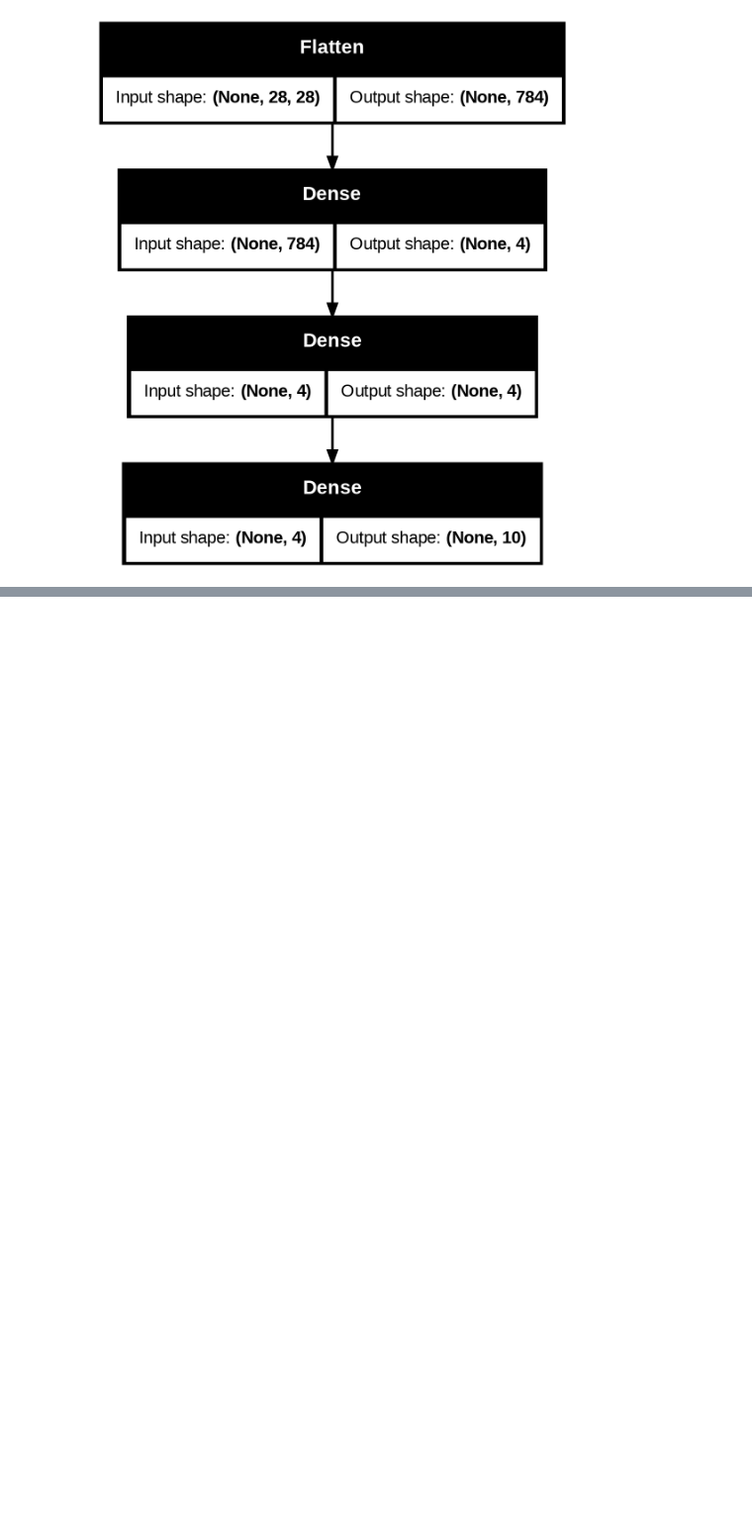
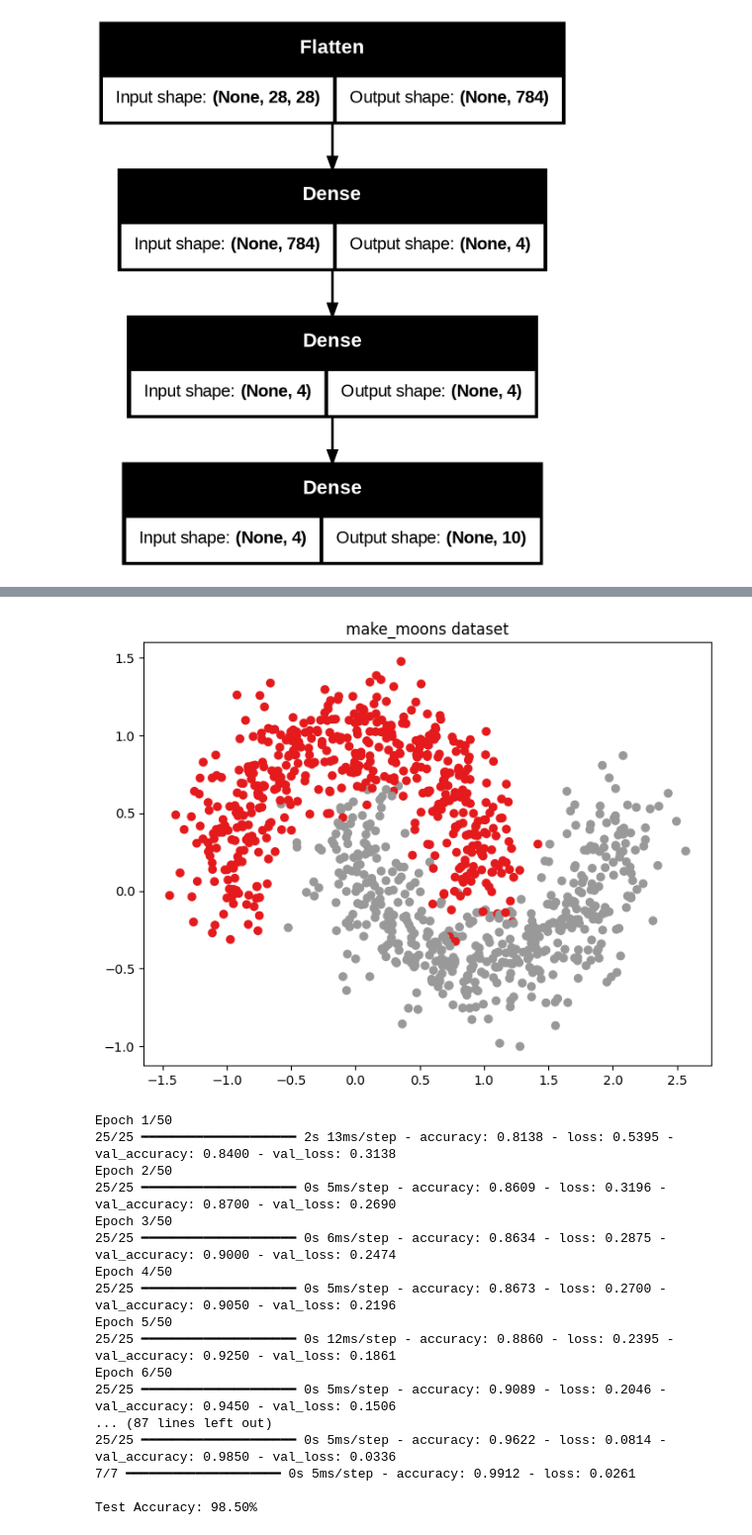
Before and after one commit to gokturkberke/tensorflow-deeplearning, a Jupyter notebook: neural_network_classification_2.ipynb, the cells around one changed output, grey strips where cells are left out. Shown at 99% size. Drawn from its saved outputs; the diff is of its cells as text; code cells hidden in the pictures; blank space fills up the shorter version.

Commit message:
added few examples to the classification colab

```diff
--- a/neural_network_classification_2.ipynb
+++ b/neural_network_classification_2.ipynb
@@ -1455,0 +1476,67 @@ plot_model(model_14,show_shapes=True)
+# %%
+#Create a classification dataset using Scikit-Learn's make_moons() function, visualize it and then build a model to fit it at over 85% accuracy.
+import matplotlib.pyplot as plt
+from sklearn.datasets import make_moons
+from sklearn.model_selection import train_test_split
+import tensorflow as tf
+
+# 1. Veri setini oluştur
+X, y = make_moons(n_samples=1000, noise=0.2, random_state=42) #noise 0.2 veriyi biraz zorlastirir ogrenmeyi noktalari etrafa dagitir
+
+# 2. Görselleştir
+plt.figure(figsize=(8,6))
+plt.scatter(X[:,0], X[:,1], c=y, cmap=plt.cm.Set1)
+plt.title("make_moons dataset")
+plt.show()
+
+# 3. Train-test split
+X_train, X_test, y_train, y_test = train_test_split(
+    X, y, test_size=0.2, random_state=42
+)
+
+# 4. Model oluştur
+tf.random.set_seed(42)
+
+model = tf.keras.Sequential([
+    tf.keras.layers.Dense(16, activation="relu"),
+    tf.keras.layers.Dense(16, activation="relu"),
+    tf.keras.layers.Dense(1, activation="sigmoid")
+])
+
+# 5. Compile et
+model.compile(
+    optimizer=tf.keras.optimizers.Adam(0.01),
+    loss=tf.keras.losses.BinaryCrossentropy(),
+    metrics=["accuracy"]
+)
+
+# 6. Eğit
+history = model.fit(
+    X_train, y_train,
+    epochs=50,
+    validation_data=(X_test, y_test),
+    verbose=1
+)
+
+# 7. Sonuçları değerlendir
+loss, acc = model.evaluate(X_test, y_test)
+print(f"\nTest Accuracy: {acc*100:.2f}%")
+# %% [output]
+[figure, added]
+Epoch 1/50
+25/25 ━━━━━━━━━━━━━━━━━━━━ 2s 13ms/step - accuracy: 0.8138 - loss: 0.5395 - val_accuracy: 0.8400 - val_loss: 0.3138
+Epoch 2/50
+25/25 ━━━━━━━━━━━━━━━━━━━━ 0s 5ms/step - accuracy: 0.8609 - loss: 0.3196 - val_accuracy: 0.8700 - val_loss: 0.2690
+Epoch 3/50
+25/25 ━━━━━━━━━━━━━━━━━━━━ 0s 6ms/step - accuracy: 0.8634 - loss: 0.2875 - val_accuracy: 0.9000 - val_loss: 0.2474
+Epoch 4/50
+25/25 ━━━━━━━━━━━━━━━━━━━━ 0s 5ms/step - accuracy: 0.8673 - loss: 0.2700 - val_accuracy: 0.9050 - val_loss: 0.2196
+Epoch 5/50
+25/25 ━━━━━━━━━━━━━━━━━━━━ 0s 12ms/step - accuracy: 0.8860 - loss: 0.2395 - val_accuracy: 0.9250 - val_loss: 0.1861
+Epoch 6/50
+25/25 ━━━━━━━━━━━━━━━━━━━━ 0s 5ms/step - accuracy: 0.9089 - loss: 0.2046 - val_accuracy: 0.9450 - val_loss: 0.1506
+... (87 lines left out)
+25/25 ━━━━━━━━━━━━━━━━━━━━ 0s 5ms/step - accuracy: 0.9622 - loss: 0.0814 - val_accuracy: 0.9850 - val_loss: 0.0336
+7/7 ━━━━━━━━━━━━━━━━━━━━ 0s 5ms/step - accuracy: 0.9912 - loss: 0.0261
+
+Test Accuracy: 98.50%
```
Also changed, not shown: parts of 2 cells of this notebook.
